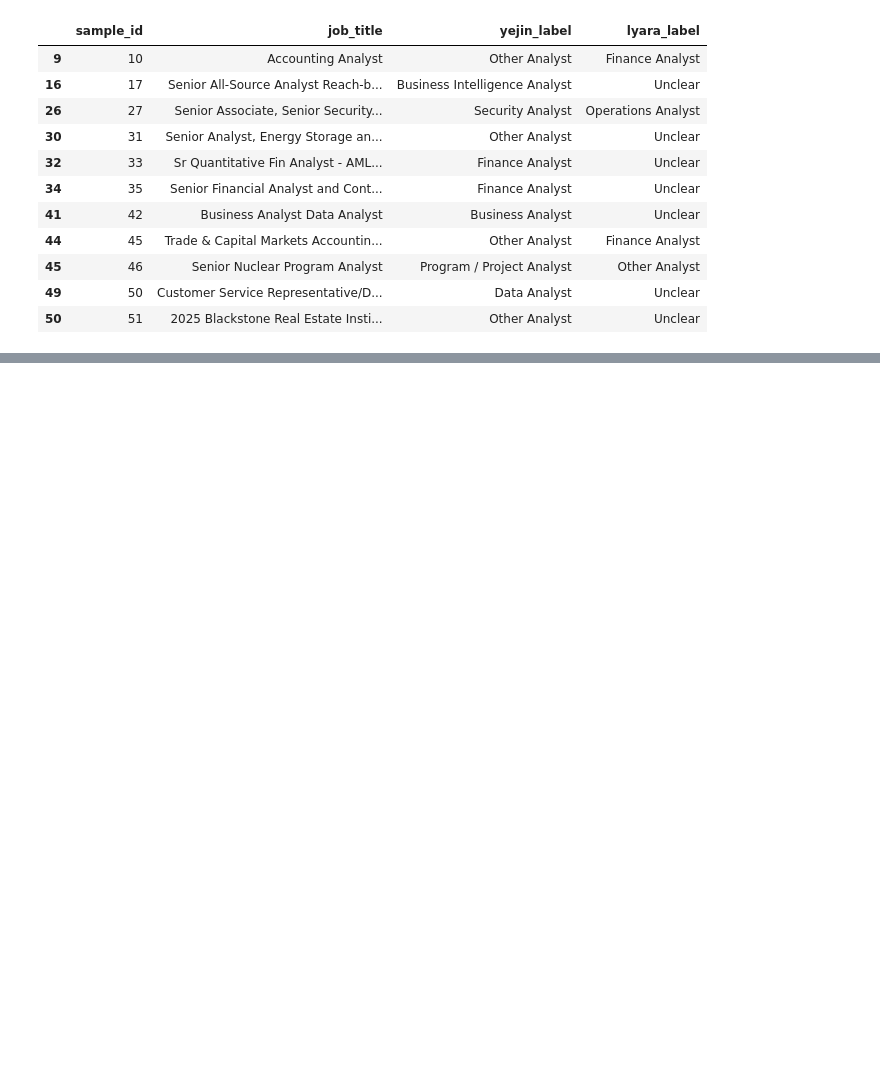
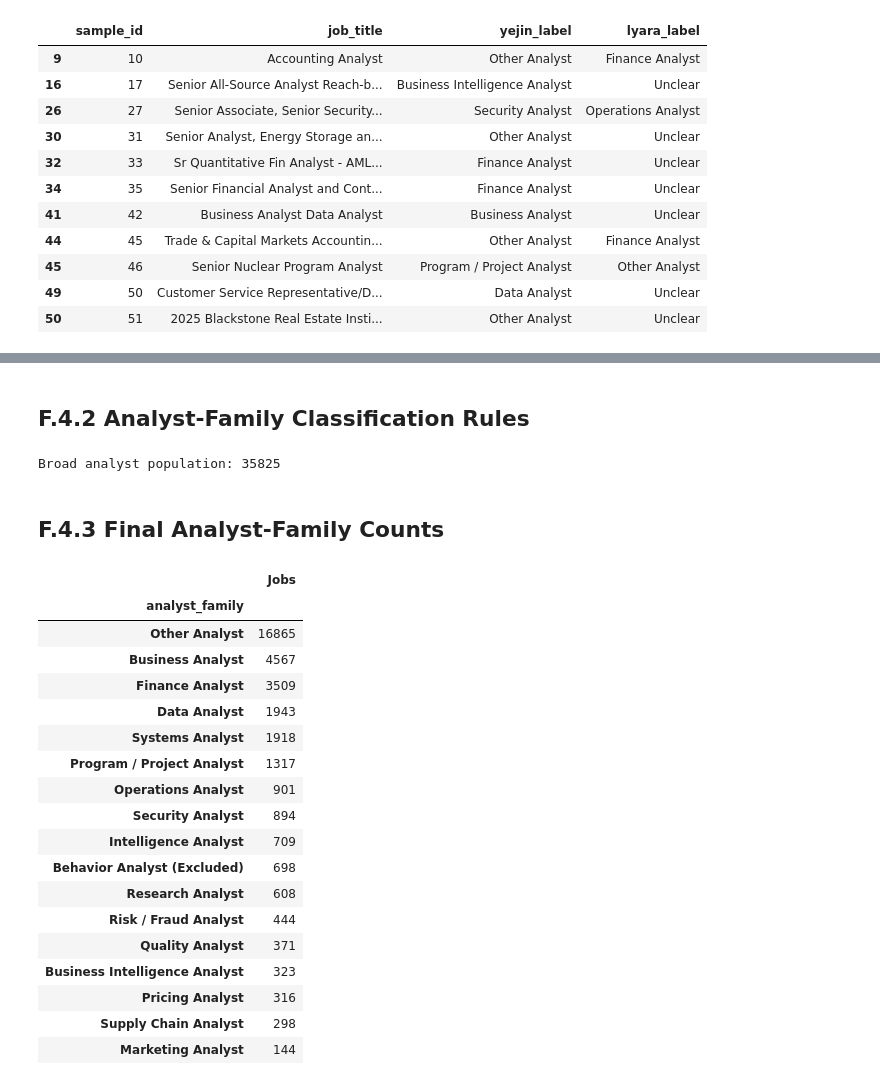
Before and after one commit to liayejinkwon-arch/INFO-5006-Business-Intelligence, a Jupyter notebook: Yejin_Kwon_BA_Population_and_Classification_Validation.ipynb, the cells around one changed output, grey strips where cells are left out. Saved outputs shown, nothing was run; the diff lists cells and outputs as text; code cells hidden in the pictures; blank space fills up the shorter version.

```diff
--- a/Yejin_Kwon_BA_Population_and_Classification_Validation.ipynb
+++ b/Yejin_Kwon_BA_Population_and_Classification_Validation.ipynb
@@ -1163,0 +1209,2 @@ Number of disagreements: 11
+# %% [markdown]
+## F.4.2 Analyst-Family Classification Rules
@@ -1163,0 +1268,53 @@ Number of disagreements: 11
+# %%
+# Create the broader analyst-job population
+analyst_jobs = postings[
+    postings["title_clean"].str.contains(
+        r"\banalysts?\b",
+        case=False,
+        na=False,
+        regex=True
+    )
+].copy()
+
+print("Broad analyst population:", len(analyst_jobs))
+# %% [output]
+Broad analyst population: 35825
+# %%
+def classify_family(title):
+    for family, pattern in FAMILY_PATTERNS.items():
+        if re.search(pattern, str(title), flags=re.IGNORECASE):
+            return family
+    return "Other Analyst"
+
+analyst_jobs["analyst_family"] = (
+    analyst_jobs["title_clean"].apply(classify_family)
+)
+# %% [markdown]
+## F.4.3 Final Analyst-Family Counts
+# %%
+family_counts = (
+    analyst_jobs["analyst_family"]
+    .value_counts()
+)
+
+display(family_counts.to_frame("Jobs"))
+# %% [output]
+|  | Jobs |
+| analyst_family |  |
+| Other Analyst | 16865 |
+| Business Analyst | 4567 |
+| Finance Analyst | 3509 |
+| Data Analyst | 1943 |
+| Systems Analyst | 1918 |
+| Program / Project Analyst | 1317 |
+| Operations Analyst | 901 |
+| Security Analyst | 894 |
+| Intelligence Analyst | 709 |
+| Behavior Analyst (Excluded) | 698 |
+| Research Analyst | 608 |
+| Risk / Fraud Analyst | 444 |
+| Quality Analyst | 371 |
+| Business Intelligence Analyst | 323 |
+| Pricing Analyst | 316 |
+| Supply Chain Analyst | 298 |
+| Marketing Analyst | 144 |
```
Also changed, not shown: parts of 12 cells of this notebook.
